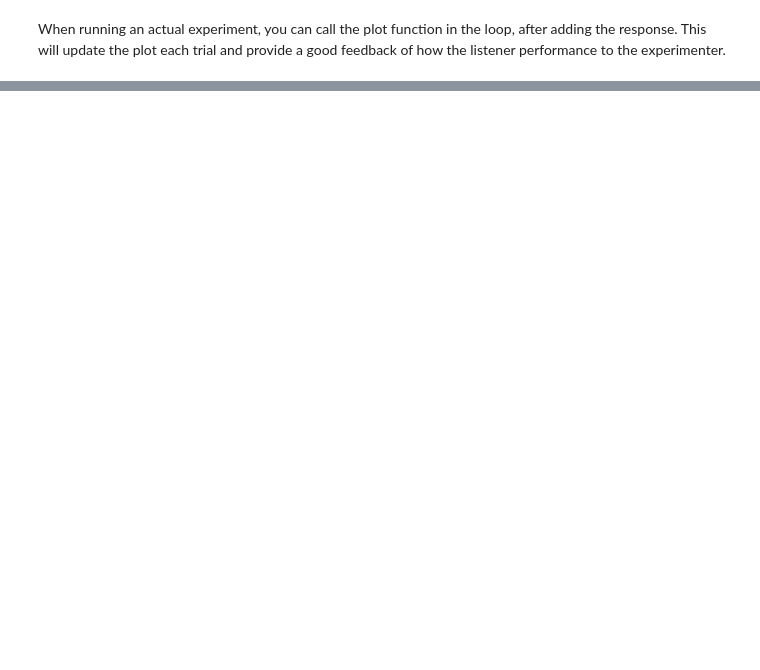
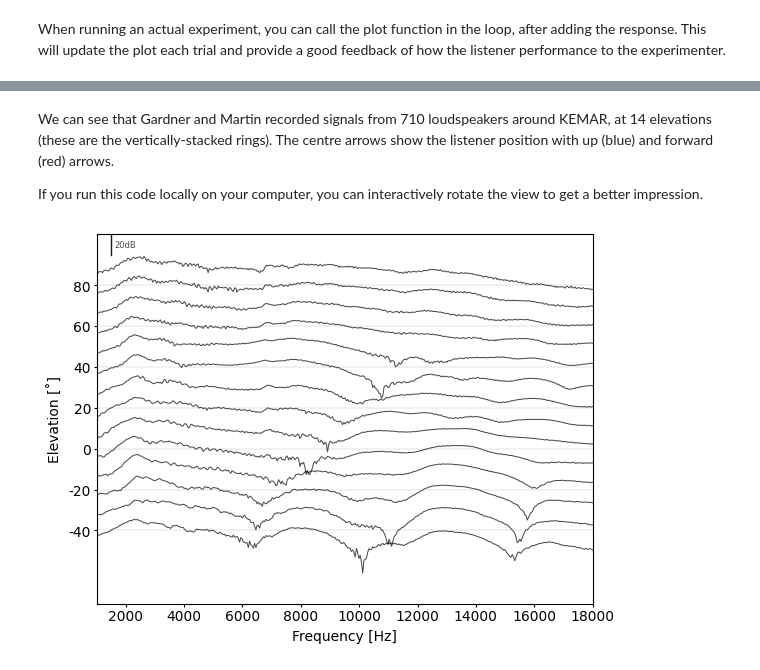
Before and after one commit to DrMarc/slab, a Jupyter notebook: slab_tutorial.ipynb, the cells around one changed output, grey strips where cells are left out. Saved outputs shown, nothing was run; the diff lists cells and outputs as text; code cells hidden in the pictures; blank space fills up the shorter version.

```diff
--- a/slab_tutorial.ipynb
+++ b/slab_tutorial.ipynb
@@ -116,0 +322,8 @@ When running an actual experiment, you can call the plot function in the loop, a
+# %% [markdown]
+We can see that Gardner and Martin recorded signals from 710 loudspeakers around KEMAR, at 14 elevations (these are the vertically-stacked rings). The centre arrows show the listener position with up (blue) and forward (red) arrows.
+
+If you run this code locally on your computer, you can interactively rotate the view to get a better impression.
+# %%
+hrtf.plot_tf(sidx)  # "waterfall" plot of the filter spectra for different elevations
+# %% [output]
+[figure, added]
```
Also changed, not shown: parts of 62 cells of this notebook.
